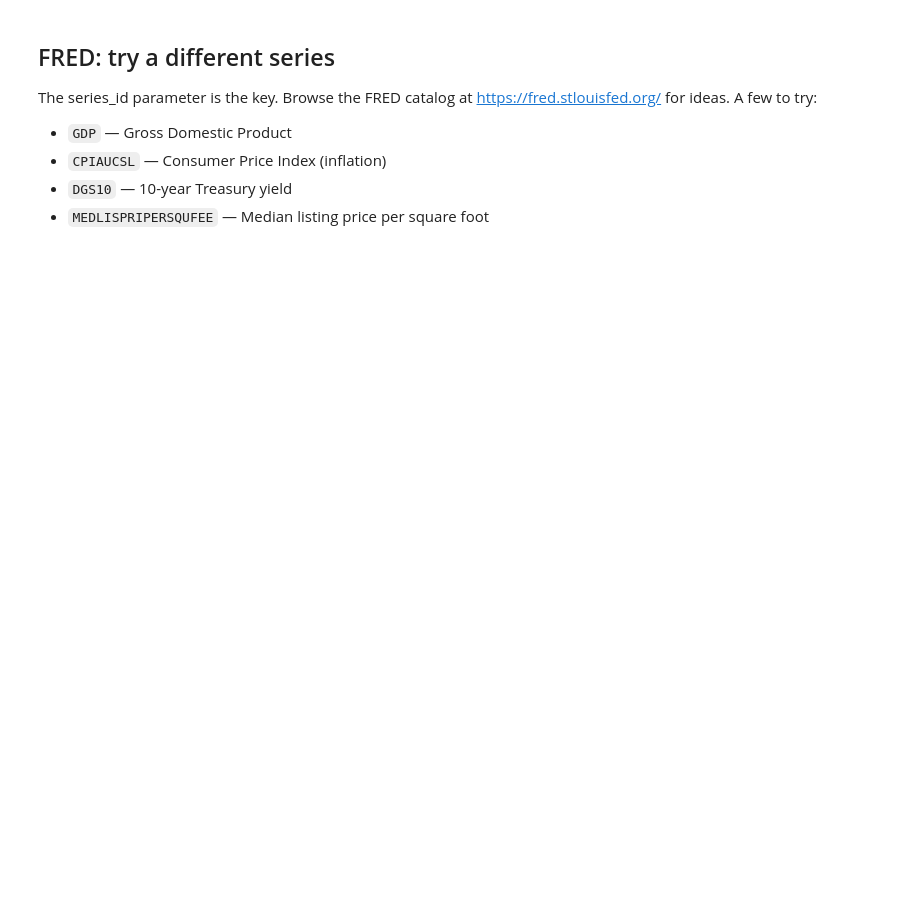
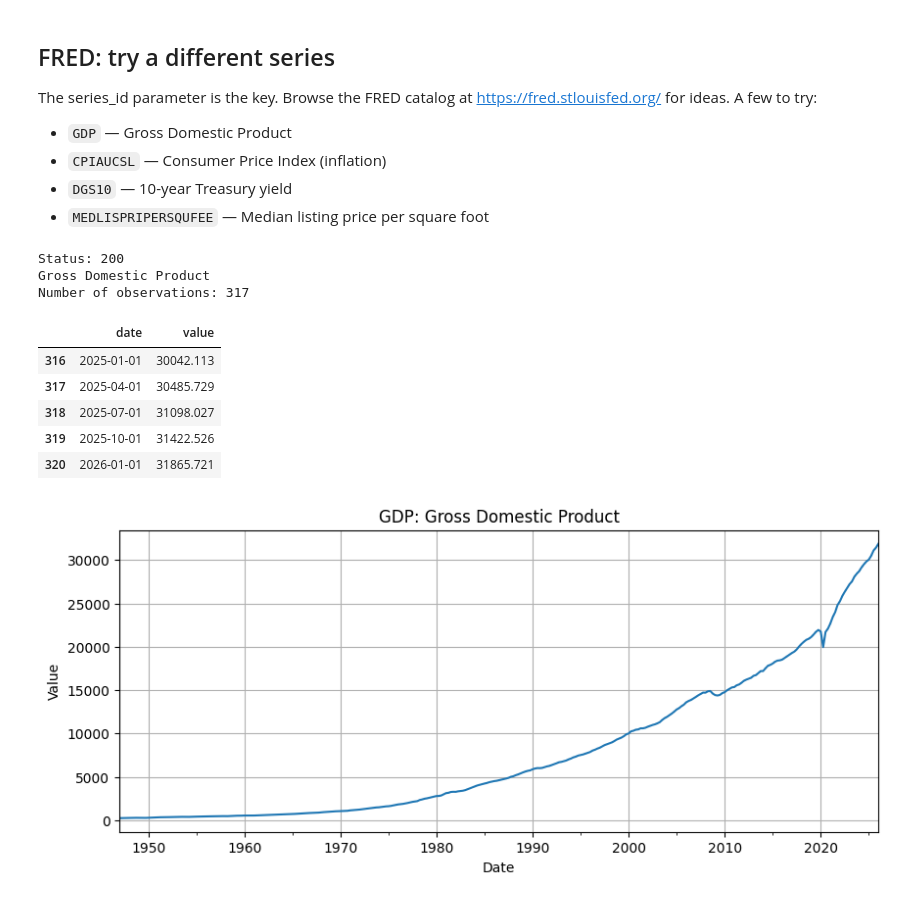
Before and after one commit to Barna036/Intro-to-Python1, a Jupyter notebook: Day_4_API_Practice_clean.ipynb, the cells around one changed output. Saved outputs shown, nothing was run; the diff lists cells and outputs as text; code cells hidden in the pictures; blank space fills up the shorter version.

```diff
--- a/Day_4_API_Practice_clean.ipynb
+++ b/Day_4_API_Practice_clean.ipynb
@@ -589,3 +561,66 @@ The series_id parameter is the key. Browse the FRED catalog at <https://fred.stl
 - `CPIAUCSL` — Consumer Price Index (inflation)
 - `DGS10` — 10-year Treasury yield
 - `MEDLISPRIPERSQUFEE` — Median listing price per square foot
+# %%
+import requests
+import pandas as pd
+import matplotlib.pyplot as plt
+from google.colab import userdata
+
+API_KEY="9522536fc70754950fabd302fc10ade0"
+
+endpoint = "https://api.stlouisfed.org/fred/series/observations"
+
+series_options = {
+    "GDP": "Gross Domestic Product",
+    "CPIAUCSL": "Consumer Price Index",
+    "DGS10": "10-Year Treasury Yield",
+    "MEDLISPRIPERSQUFEEUS": "Median Listing Price per Square Foot",
+}
+
+series_id = "GDP"  # change this to CPIAUCSL, DGS10, or MEDLISPRIPERSQUFEEUS
+
+params = {
+    "series_id": series_id,
+    "api_key": API_KEY,
+    "file_type": "json",
+}
+
+r = requests.get(endpoint, params=params)
+print("Status:", r.status_code)
+
+data = r.json()
+
+if r.status_code != 200:
+    print("FRED API error:", data["error_message"])
+else:
+    observations = data["observations"]
+
+    df = pd.DataFrame(observations)
+    df["date"] = pd.to_datetime(df["date"])
+    df["value"] = pd.to_numeric(df["value"], errors="coerce")
+
+    df = df[["date", "value"]].dropna()
+
+    print(series_options[series_id])
+    print("Number of observations:", len(df))
+
+    display(df.tail())
+
+    df.plot(x="date", y="value", figsize=(10, 4), legend=False)
+    plt.title(f"{series_id}: {series_options[series_id]}")
+    plt.xlabel("Date")
+    plt.ylabel("Value")
+    plt.grid(True)
+    plt.show()
+# %% [output]
+Status: 200
+Gross Domestic Product
+Number of observations: 317
+|  | date | value |
+| 316 | 2025-01-01 | 30042.113 |
+| 317 | 2025-04-01 | 30485.729 |
+| 318 | 2025-07-01 | 31098.027 |
+| 319 | 2025-10-01 | 31422.526 |
+| 320 | 2026-01-01 | 31865.721 |
+[figure, added]
```
Also changed, not shown: parts of 21 cells of this notebook.
